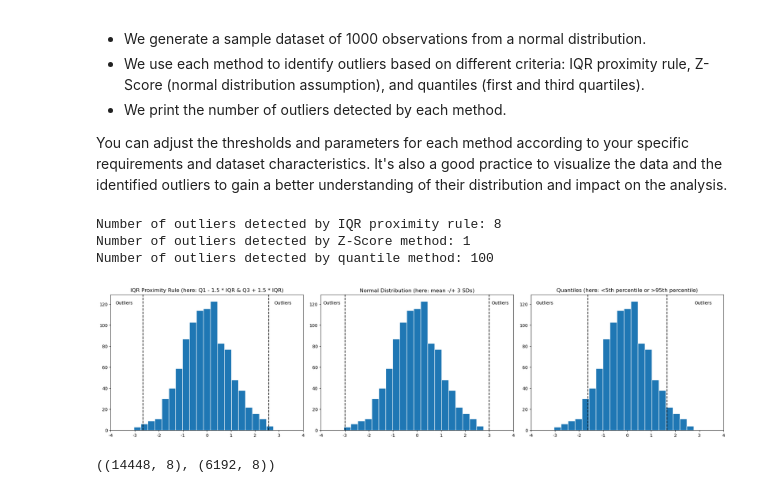
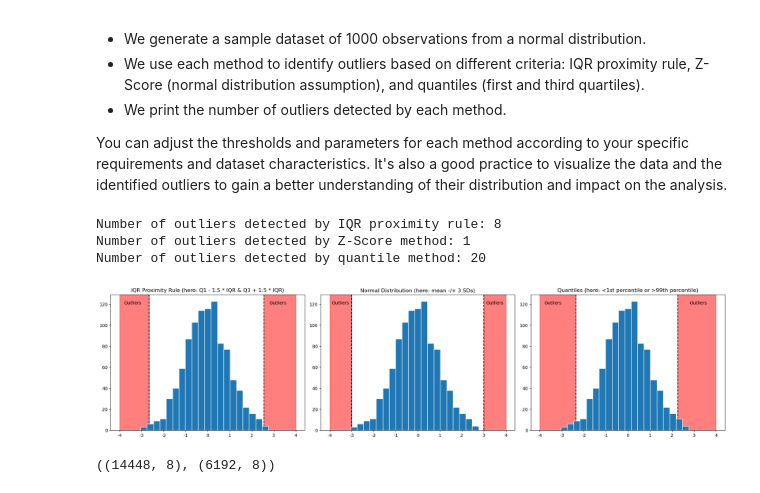
Before and after one commit to omdgit/feature-engineering-for-machine-learning, a Jupyter notebook: Section-14-Outlier-Engineering/01-pandas/01-Removing-outliers.ipynb, the cells around one changed output. Drawn from its saved outputs; the diff is of its cells as text; code cells hidden in the pictures.

```diff
--- a/Section-14-Outlier-Engineering/01-pandas/01-Removing-outliers.ipynb
+++ b/Section-14-Outlier-Engineering/01-pandas/01-Removing-outliers.ipynb
@@ -96,7 +96,7 @@ z_scores = zscore(data)
 outliers_zscore = data[np.abs(z_scores) > threshold_zscore]
 
 # Method 3: Quantiles (First and Third Quartiles)
-threshold_quantile = 0.05  # Consider observations below the 5th percentile or above the 95th percentile as outliers
+threshold_quantile = 0.01  # Consider observations below the 5th percentile or above the 95th percentile as outliers
 lower_quantile = np.percentile(data, 100 * threshold_quantile)
 upper_quantile = np.percentile(data, 100 * (1 - threshold_quantile))
 outliers_quantile = data[(data < lower_quantile) | (data > upper_quantile)]
@@ -111,41 +111,47 @@ plt.figure(figsize=(20,5))
 
 # Method 1: Interquartile Range (IQR) Proximity Rule
 plt.subplot(1,3,1)
-plt.hist(data, bins=20, ec='white')
+plt.hist(data, bins=20, ec='white', zorder=5)
 plt.title('IQR Proximity Rule (here: Q1 - 1.5 * IQR & Q3 + 1.5 * IQR)')
 plt.xticks(np.arange(-4, 5, 1), np.arange(-4, 5, 1))
 plt.axvline(x=lower_bound, color='black', ls='--')
 plt.axvline(x=upper_bound, color='black', ls='--')
+plt.axvspan(xmin=-4, xmax=lower_bound, color='red', alpha=0.5,)
+plt.axvspan(xmin=upper_bound, xmax=4,  color='red', alpha=0.5)
 plt.text(x=-3.8, y=120, s='Outliers')
 plt.text(x=2.8, y=120, s='Outliers')
 
 # Method 2: Normal Distribution
 plt.subplot(1,3,2)
-plt.hist(data, bins=20, ec='white')
+plt.hist(data, bins=20, ec='white', zorder=5)
 plt.title('Normal Distribution (here: mean -/+ 3 SDs)')
 plt.xticks(np.arange(-4, 5, 1), np.arange(-4, 5, 1))
 plt.axvline(x=-threshold_zscore, color='black', ls='--')
 plt.axvline(x=threshold_zscore, color='black', ls='--')
+plt.axvspan(xmin=-4, xmax=-threshold_zscore, color='red', alpha=0.5,)
+plt.axvspan(xmin=threshold_zscore, xmax=4,  color='red', alpha=0.5)
 plt.text(x=-3.9, y=120, s='Outliers')
 plt.text(x=3.1, y=120, s='Outliers')
 
 # Method 3: Quantiles
 plt.subplot(1,3,3)
-plt.hist(data, bins=20, ec='white')
-plt.title('Quantiles (here: <5th percentile or >95th percentile)')
+plt.hist(data, bins=20, ec='white', zorder=5)
+plt.title('Quantiles (here: <1st percentile or >99th percentile)')
 plt.xticks(np.arange(-4, 5, 1), np.arange(-4, 5, 1))
 plt.axvline(x=lower_quantile, color='black', ls='--')
 plt.axvline(x=upper_quantile, color='black', ls='--')
+plt.axvspan(xmin=-4, xmax=lower_quantile, color='red', alpha=0.5, zorder=1)
+plt.axvspan(xmin=upper_quantile, xmax=4,  color='red', alpha=0.5, zorder=1)
 plt.text(x=-3.8, y=120, s='Outliers')
 plt.text(x=2.8, y=120, s='Outliers')
 
 plt.tight_layout()
 plt.show()
 # %% [output]
 Number of outliers detected by IQR proximity rule: 8
 Number of outliers detected by Z-Score method: 1
-Number of outliers detected by quantile method: 100
+Number of outliers detected by quantile method: 20
-[figure, old version]
+[figure, new version]
 # %%
 import pandas as pd
 import matplotlib.pyplot as plt
```
Also changed, not shown: 5 other files.
